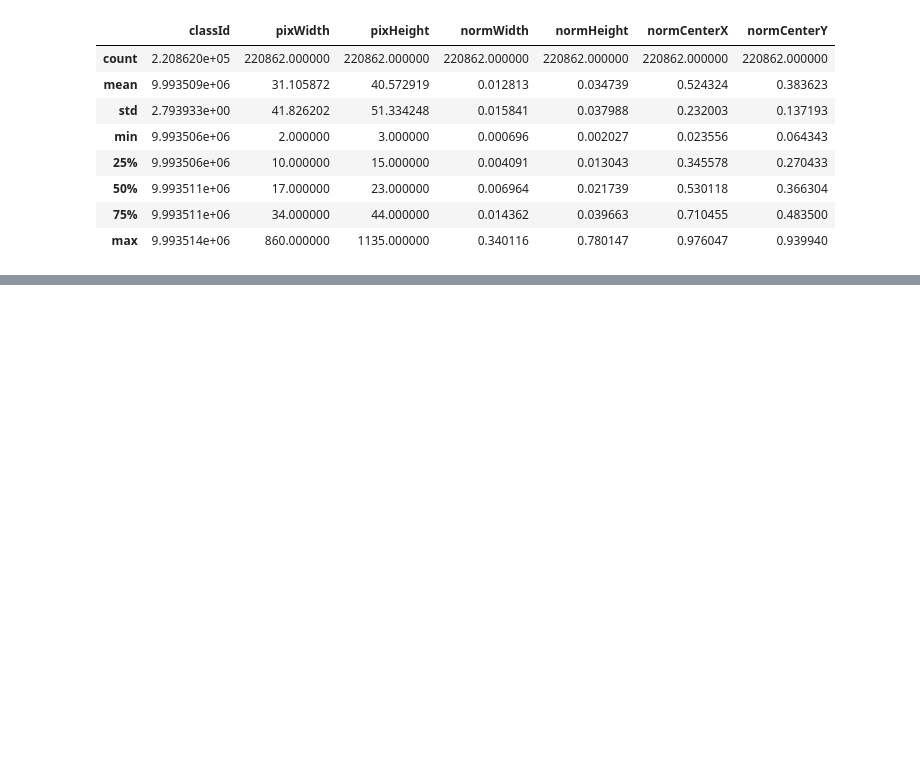
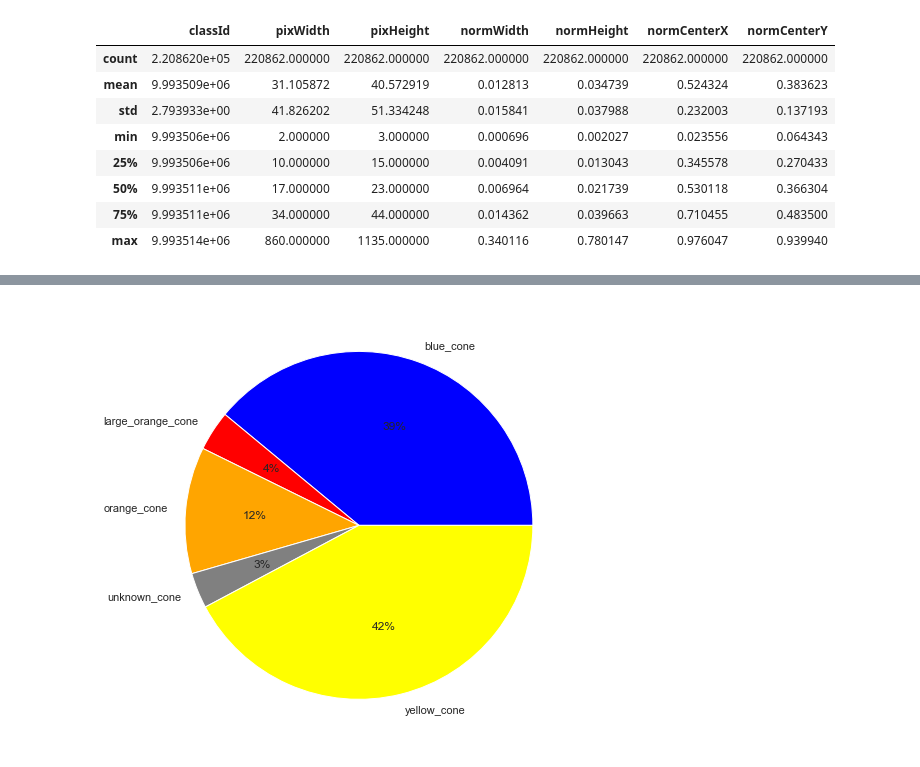
Before and after one commit to Przemyslaw11/FSOCO_visualization, a Jupyter notebook: FSOCO.ipynb, the cells around one changed output, grey strips where cells are left out. Saved outputs shown, nothing was run; the diff lists cells and outputs as text; code cells hidden in the pictures; blank space fills up the shorter version.

```diff
--- a/FSOCO.ipynb
+++ b/FSOCO.ipynb
@@ -64,0 +73,16 @@ g = sns.lmplot(
+# %%
+'''
+def make_autopct(values):
+    def my_autopct(pct):
+        total = sum(values)
+        val = int(round(pct*total/100.0))
+        return '{p:.2f}%  ({v:d})'.format(p=pct,v=val)
+    return my_autopct
+'''
+
+cones_data = df.groupby(by = 'classTitle', dropna=True).count().classId
+plt.pie(x = cones_data, labels = cones_data.index, colors = ['blue','red', 'orange', 'gray', 'yellow'], autopct='%.0f%%')
+
+plt.show()
+# %% [output]
+[figure, added]
```
Also changed, not shown: parts of 5 cells of this notebook, 6 other files.
